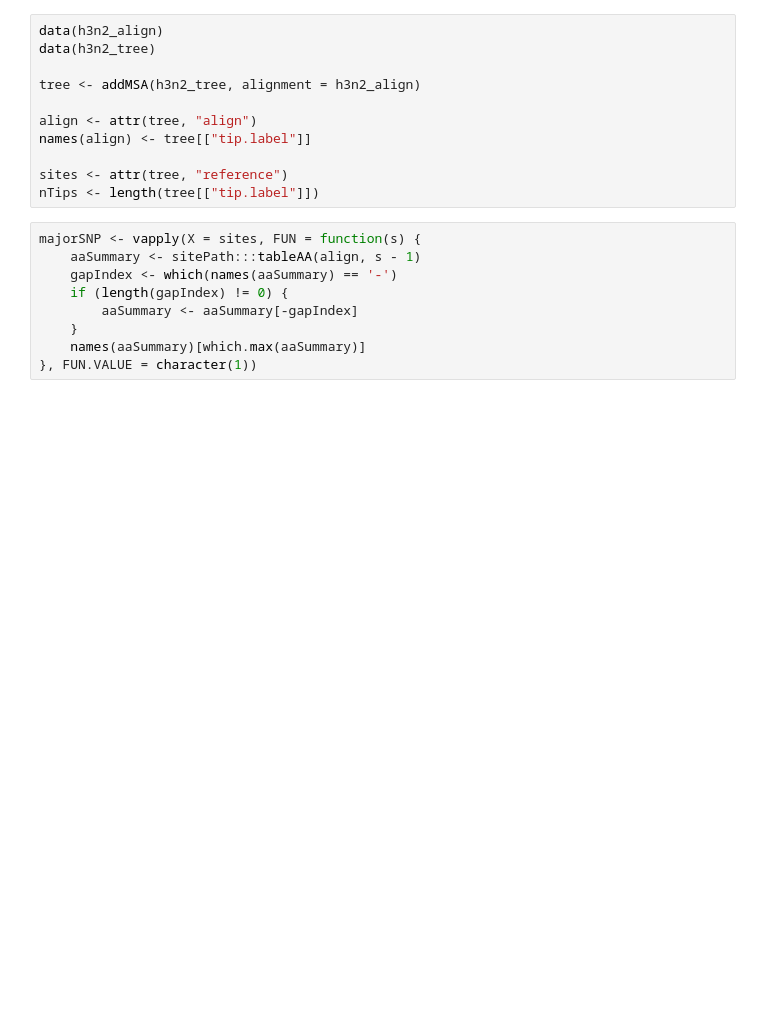
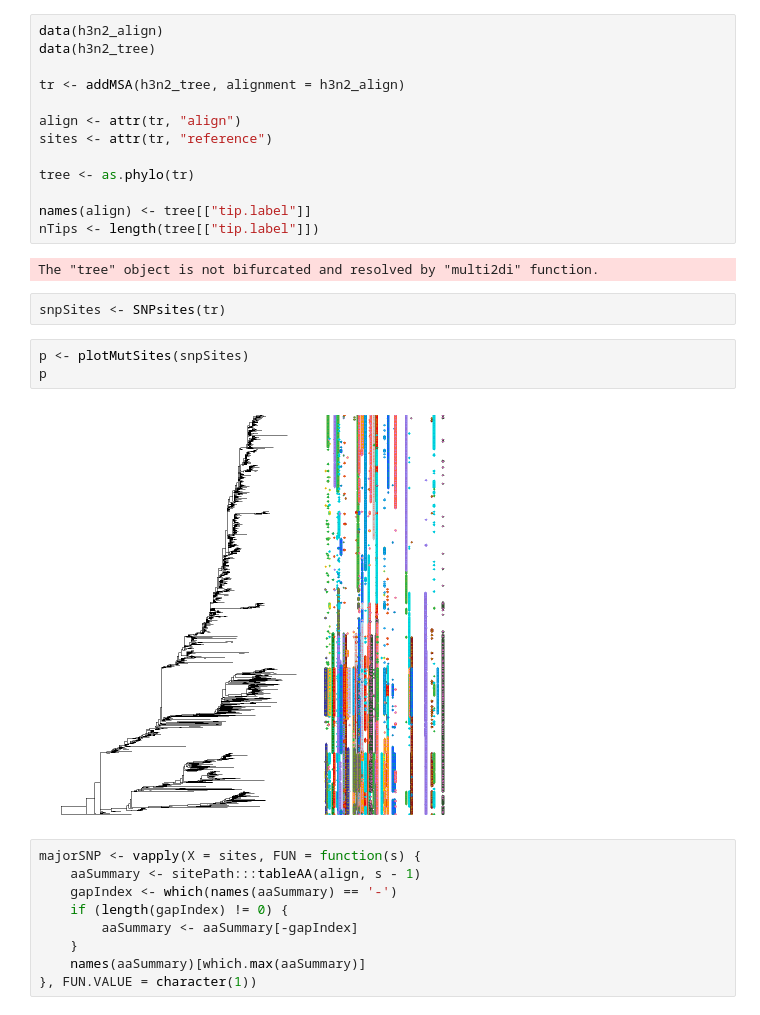
Before and after one commit to Takkoona/phyloColoring, a Jupyter notebook: plots_in_figures.ipynb, the cells around one changed output. Drawn from its saved outputs; the diff is of its cells as text; blank space fills up the shorter version.

```diff
--- a/plots_in_figures.ipynb
+++ b/plots_in_figures.ipynb
@@ -14,13 +18,24 @@ PATH_SNP_PROP <- 0.025
 data(h3n2_align)
 data(h3n2_tree)
 
-tree <- addMSA(h3n2_tree, alignment = h3n2_align)
+tr <- addMSA(h3n2_tree, alignment = h3n2_align)
 
-align <- attr(tree, "align")
+align <- attr(tr, "align")
+sites <- attr(tr, "reference")
+
+tree <- as.phylo(tr)
+
 names(align) <- tree[["tip.label"]]
-
-sites <- attr(tree, "reference")
 nTips <- length(tree[["tip.label"]])
+# %% [output]
+The "tree" object is not bifurcated and resolved by "multi2di" function.
+# %%
+snpSites <- SNPsites(tr)
+# %%
+p <- plotMutSites(snpSites)
+p
+# %% [output]
+[figure, added]
 # %%
 majorSNP <- vapply(X = sites, FUN = function(s) {
     aaSummary <- sitePath:::tableAA(align, s - 1)
```
Also changed, not shown: parts of 6 cells of this notebook, 2 other files.
